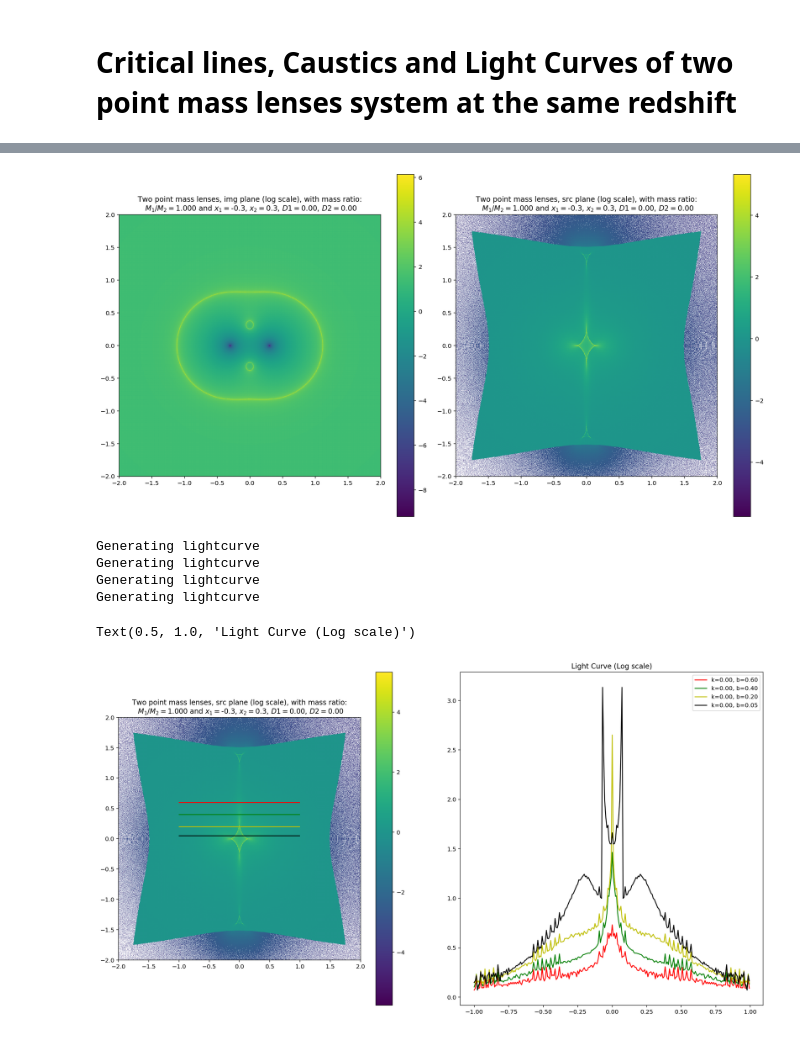
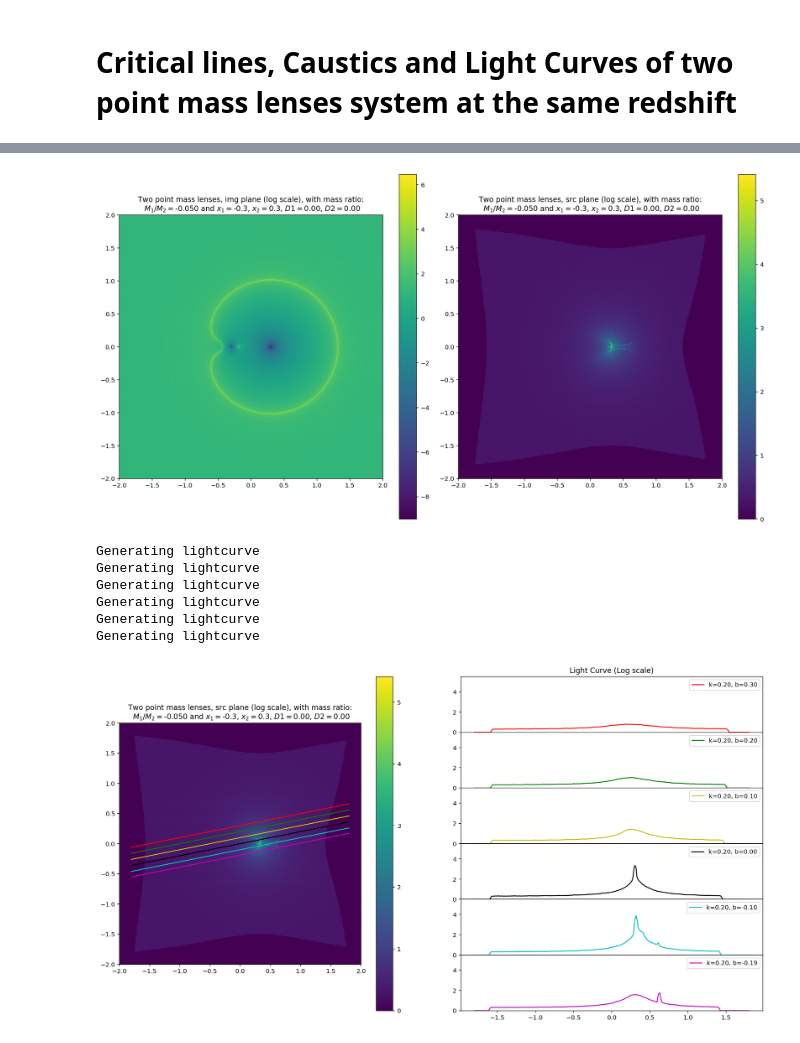
Before and after one commit to rkkuang/aeroastro, a Jupyter notebook: gravlen/critical_and_caustics/checkpoints/test_neg_mass_2point_samez.ipynb, the cells around one changed output, grey strips where cells are left out. Cells and saved outputs as stored; diff of their text form; code cells hidden in the pictures.

```diff
--- a/gravlen/critical_and_caustics/checkpoints/test_neg_mass_2point_samez.ipynb
+++ b/gravlen/critical_and_caustics/checkpoints/test_neg_mass_2point_samez.ipynb
@@ -16,7 +14,7 @@ from two_pointM_lens_inverse_ray_shoot import *
 %config InlineBackend.figure_format = 'retina'
 # %%
 # Set mass ratios, positions, angle range, output image size
-mass1 = 1
+mass1 = -5e-2
 lens1 = Onelens(mass1, (-0.3,0))
 lens2 = Onelens(1, (0.3,0))
 d1d2 = (0,0)
@@ -27,7 +25,7 @@ xlim, ylim = (-2,2), (-2, 2)
 ImgSize = (1026,1026) # raw, colume
 # %%
 # generate light rays in the image plane and creat the two lens system and run the inverse ray shooting code
-thetax, thetay = genxy(xlim=xlim,ylim=ylim,num=5000)
+thetax, thetay = genxy(xlim=xlim,ylim=ylim,num=4000)
 twolens = Twolenses(lens1, lens2)
 twolens.inverse_ray_shooting(thetax, thetay)
 twolens.comp_mag_samez(thetax, thetay)
@@ -37,7 +35,9 @@ twolens.comp_mag_samez(thetax, thetay)
 # %%
+%%time
 # compute the image in source plane and the magnification map in image plane
 # srcplaneIMG = twolens.img_mapping(twolens.betax, twolens.betay, xlim, ylim, ImgSize, valarr = np.ones([len(twolens.betax),]))
 # imgplaneIMG = twolens.img_mapping(thetax, thetay, xlim, ylim, ImgSize, valarr = twolens.mag)
 # imgplaneIMG = np.log10(imgplaneIMG)
 srcplaneIMG, imgplaneIMG = twolens.img_mapping_inone(thetax, thetay,twolens.betax, twolens.betay, xlim, ylim, ImgSize,valarr1 = twolens.mag, valarr2 = np.ones([len(thetax),]))
+srcplaneIMG += 1
 # %% [output]
@@ -64,53 +63,62 @@ plt.margins(0,0)
 # filename = "./resimgs/neg_mass2point_samez/massratio_{:.3f}X1{:.2f}X2{:.2f}.png".format(massratio,lens1.pos[0],lens2.pos[0])
 # fig.savefig(filename, format='png', bbox_inches='tight', dpi=900, pad_inches = 0)#, transparent=True
 # %% [output]
-[figure, old version]
+[figure, new version]
 # %%
-k = 0
-KB = [(k,0.6),(k,0.4),(k,0.2),(k,0.05)]
-COLLOR = ["r","g","y","k"]
-LABEL = ["label1","label2","label3","label4"]
+radius, npoints = 5, 30 # radius in pixel
+k = 0.2
+B = np.array([0.5,0.4,0.3,0.2,0.1,0.01]) - 0.2
+KB = [(k,b) for b in B]
+cname = ["r","g","y","k","c","m","w"]
+COLLOR = cname[:len(KB)]
 Y, LC = {}, {}
-scale = 0.5
-x = np.linspace(xlim[0]*scale, xlim[1]*scale, int(ImgSize[1]*scale/2), endpoint=False)
+scale = 0.9
+x = np.linspace(xlim[0]*scale, xlim[1]*scale, int(ImgSize[1]*scale/2))#, endpoint=False
 for kb in KB:
     k,b = kb[0], kb[1]
     Y[kb] = k*x + b
-    LC[kb] = twolens.com_lightcurve(srcplaneIMG, x, Y[kb], xlim, ylim)
+    LC[kb] = twolens.com_lightcurve(srcplaneIMG, x, Y[kb], xlim, ylim, radius, npoints)
 # %% [output]
 Generating lightcurve
 Generating lightcurve
 Generating lightcurve
 Generating lightcurve
+Generating lightcurve
+Generating lightcurve
 # %%
 fig = plt.figure()
 fig.set_size_inches(16,9)
-plt.subplots_adjust(left=0.04, top = 0.9, bottom = 0.02, right=1, hspace = 0.13, wspace = 0.13)
+plt.subplots_adjust(left=0.04, top = 0.9, bottom = 0.05, right=0.96, hspace = 0.13, wspace = 0.13)
 plt.margins(0,0)
 
 plt.subplot(121)
 
 # plt.title("Source Place")
 cmap = plt.cm.get_cmap('viridis') # 'Paired', viridis, gist_ncar,
 plt.imshow(np.log10(srcplaneIMG), origin='lower',cmap=cmap, extent=[xlim[0],xlim[1],ylim[0],ylim[1]])
 title = "Two point mass lenses, src plane (log scale), with mass ratio:\n"+r" $M_1/M_2=${:.3f} and $x_1=${:.1f}, $x_2 =${:.1f}, $D1={:.2f}$, $D2={:.2f}$".format(massratio, lens1.pos[0], lens2.pos[0], d1d2[0], d1d2[1])
 plt.title(title)
 plt.colorbar()
 # plt.hold(True)
 cnt = 0
 for kb in KB:
-    plt.plot(x,Y[kb]-ylim[0],color=COLLOR[cnt])
+    plt.plot(x,Y[kb],color=COLLOR[cnt])
     cnt += 1
 
 
-plt.subplot(122)
+axes = [1 for i in range(len(KB))]
 cnt = 0
 for kb in KB:
+    axes[cnt] = plt.subplot(len(KB), 2, cnt*2+2) #int("42"+str(cnt*2+2))
     label = "k={:.2f}, b={:.2f}".format(kb[0],kb[1])
-    plt.plot(x,np.log10(LC[kb]),color=COLLOR[cnt],label=label)
+    axes[cnt].plot(x,np.log10(LC[kb]),color=COLLOR[cnt],label=label)
+    axes[cnt].set_ylim([0,5.5])
+    axes[cnt].legend()
+    if cnt == 0:
+        plt.title("Light Curve (Log scale)")
     cnt += 1
-plt.legend()
-plt.title("Light Curve (Log scale)")
+# axes[0].get_shared_x_axes().join(axes[0], axes[1], axes[2],axes[3])
+# axes[0].set_xticklabels([])
+plt.subplots_adjust(hspace=.0)
 # %% [output]
-Text(0.5, 1.0, 'Light Curve (Log scale)')
-[figure, old version]
+[figure, new version]
```
Also changed, not shown: parts of 4 cells of this notebook, 3 other files.
